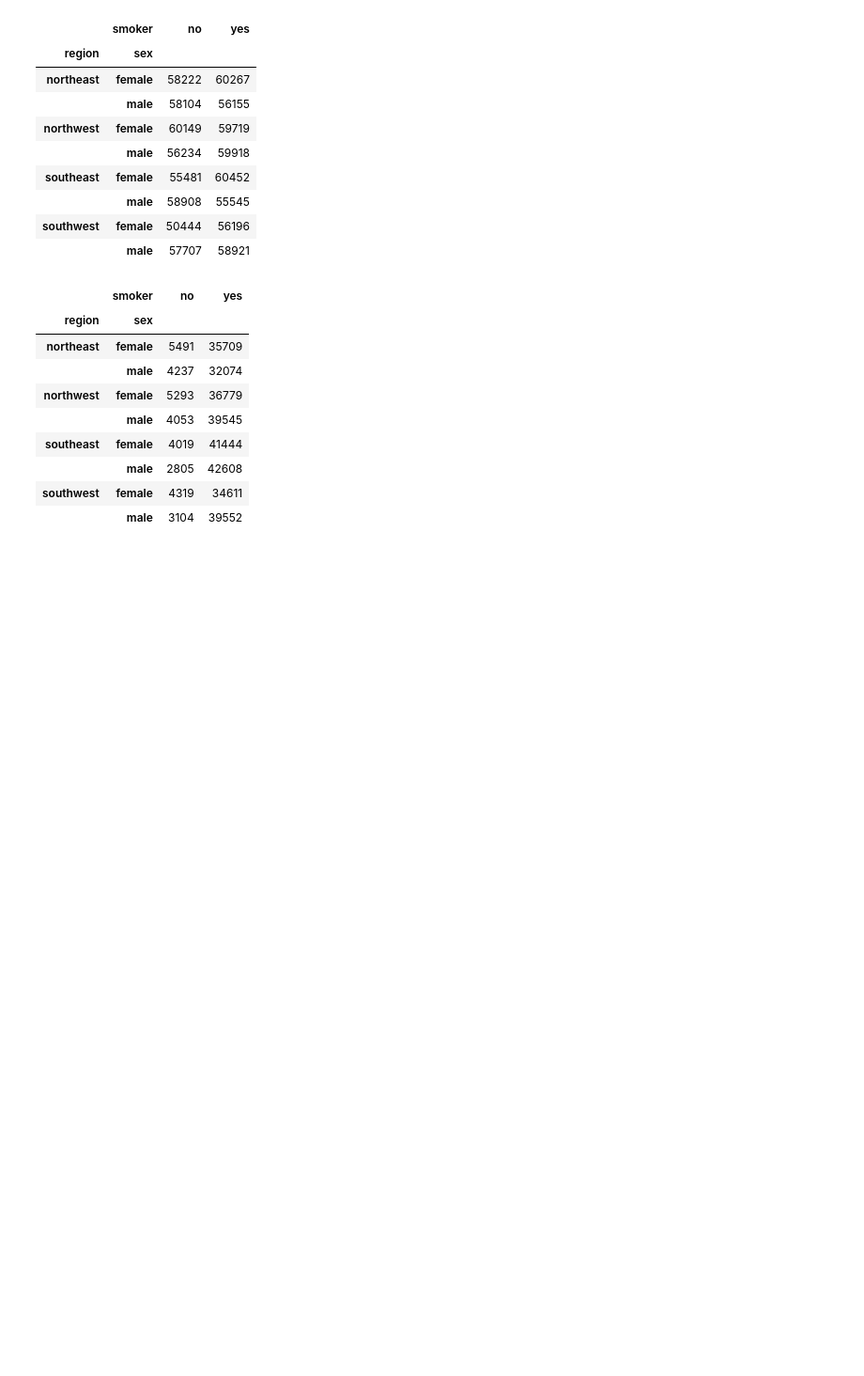
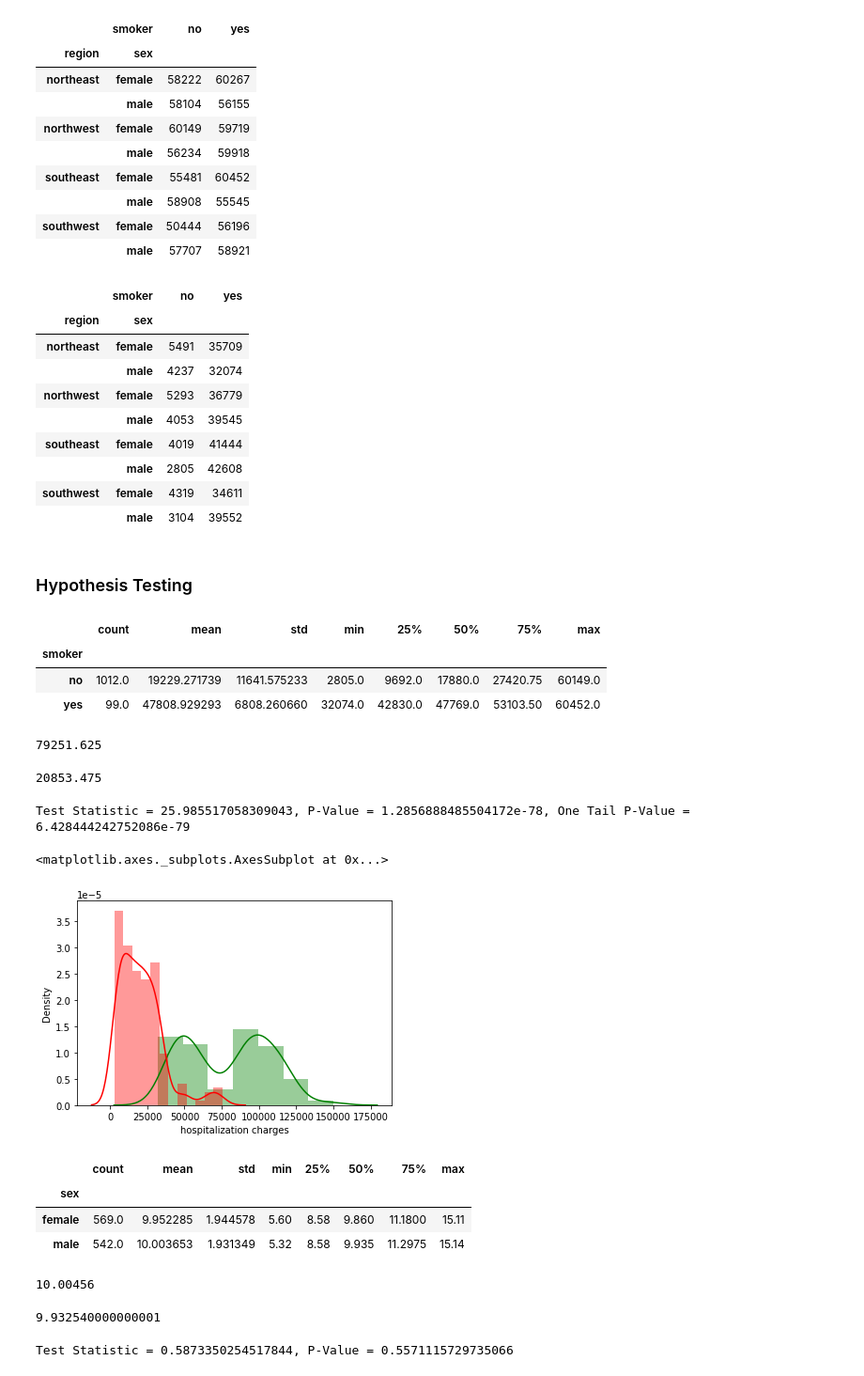
Before and after one commit to pkmariya/Scaler01, a Jupyter notebook: Apollo_CaseStudy_Mariya_DSML22.ipynb, the cells around one changed output. Shown at 94% size. Saved outputs shown, nothing was run; the diff lists cells and outputs as text; code cells hidden in the pictures; blank space fills up the shorter version.

```diff
--- a/Apollo_CaseStudy_Mariya_DSML22.ipynb
+++ b/Apollo_CaseStudy_Mariya_DSML22.ipynb
@@ -427,3 +433,59 @@ hosp_charge_min_by_region
 |  | male | 2805 | 42608 |
 | southwest | female | 4319 | 34611 |
 |  | male | 3104 | 39552 |
+# %% [markdown]
+### Hypothesis Testing
+# %%
+# Hypothesis 1 - Hospitalization of people who are smokers is greater than the non-smokers
+work_df.groupby('smoker')['hospitalization charges'].describe()
+# %% [output]
+|  | count | mean | std | min | 25% | 50% | 75% | max |
+| smoker |  |  |  |  |  |  |  |  |
+| no | 1012.0 | 19229.271739 | 11641.575233 | 2805.0 | 9692.0 | 17880.0 | 27420.75 | 60149.0 |
+| yes | 99.0 | 47808.929293 | 6808.260660 | 32074.0 | 42830.0 | 47769.0 | 53103.50 | 60452.0 |
+# %%
+smoker_sample = df[df['smoker']=='yes']['hospitalization charges'].sample(200)
+smoker_sample.mean()
+# %% [output]
+79251.625
+# %%
+non_smoker_sample = df[df['smoker']=='no']['hospitalization charges'].sample(200)
+non_smoker_sample.mean()
+# %% [output]
+20853.475
+# %%
+alpha = 0.05
+t_stat, p_val = stats.ttest_ind(smoker_sample, non_smoker_sample, equal_var=False)
+p_val_onetail = p_val/2
+print("Test Statistic = {}, P-Value = {}, One Tail P-Value = {}".format(t_stat, p_val, p_val_onetail))
+# %% [output]
+Test Statistic = 25.985517058309043, P-Value = 1.2856888485504172e-78, One Tail P-Value = 6.428444242752086e-79
+# %%
+sns.distplot(smoker_sample, color='green')
+sns.distplot(non_smoker_sample, color='red')
+# %% [output]
+<matplotlib.axes._subplots.AxesSubplot at 0x...>
+[figure, added]
+# %%
+work_df.groupby('sex')['viral load'].describe()
+# %% [output]
+|  | count | mean | std | min | 25% | 50% | 75% | max |
+| sex |  |  |  |  |  |  |  |  |
+| female | 569.0 | 9.952285 | 1.944578 | 5.60 | 8.58 | 9.860 | 11.1800 | 15.11 |
+| male | 542.0 | 10.003653 | 1.931349 | 5.32 | 8.58 | 9.935 | 11.2975 | 15.14 |
+# %%
+male_sample = work_df[work_df['sex']=='male']['viral load'].sample(500)
+male_sample.mean()
+# %% [output]
+10.00456
+# %%
+female_sample = work_df[work_df['sex']=='female']['viral load'].sample(500)
+female_sample.mean()
+# %% [output]
+9.932540000000001
+# %%
+alpha = 0.05
+t_stat, p_val = stats.ttest_ind(male_sample, female_sample)
+print("Test Statistic = {}, P-Value = {}".format(t_stat, p_val))
+# %% [output]
+Test Statistic = 0.5873350254517844, P-Value = 0.5571115729735066
```
Also changed, not shown: parts of 2 cells of this notebook.
